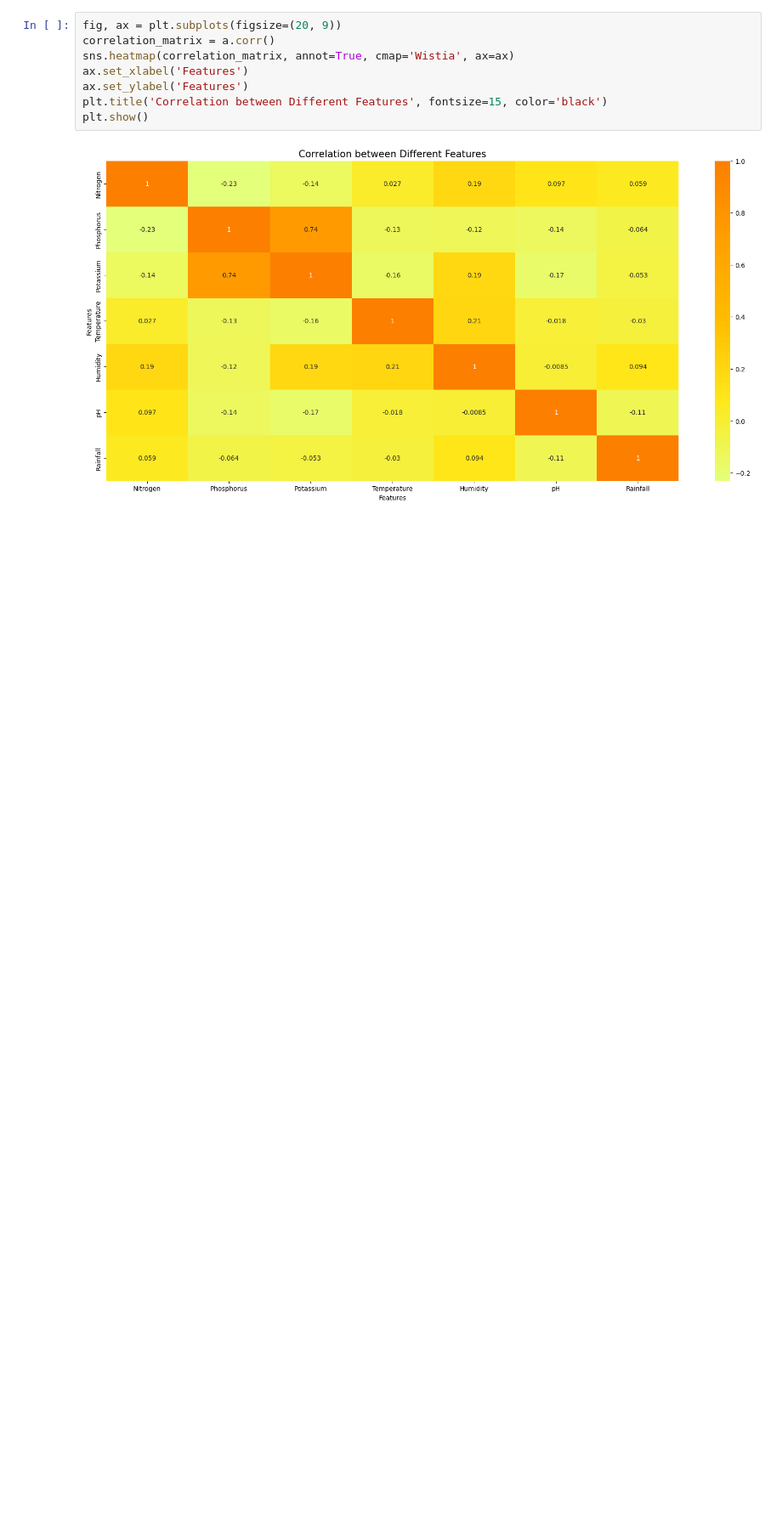
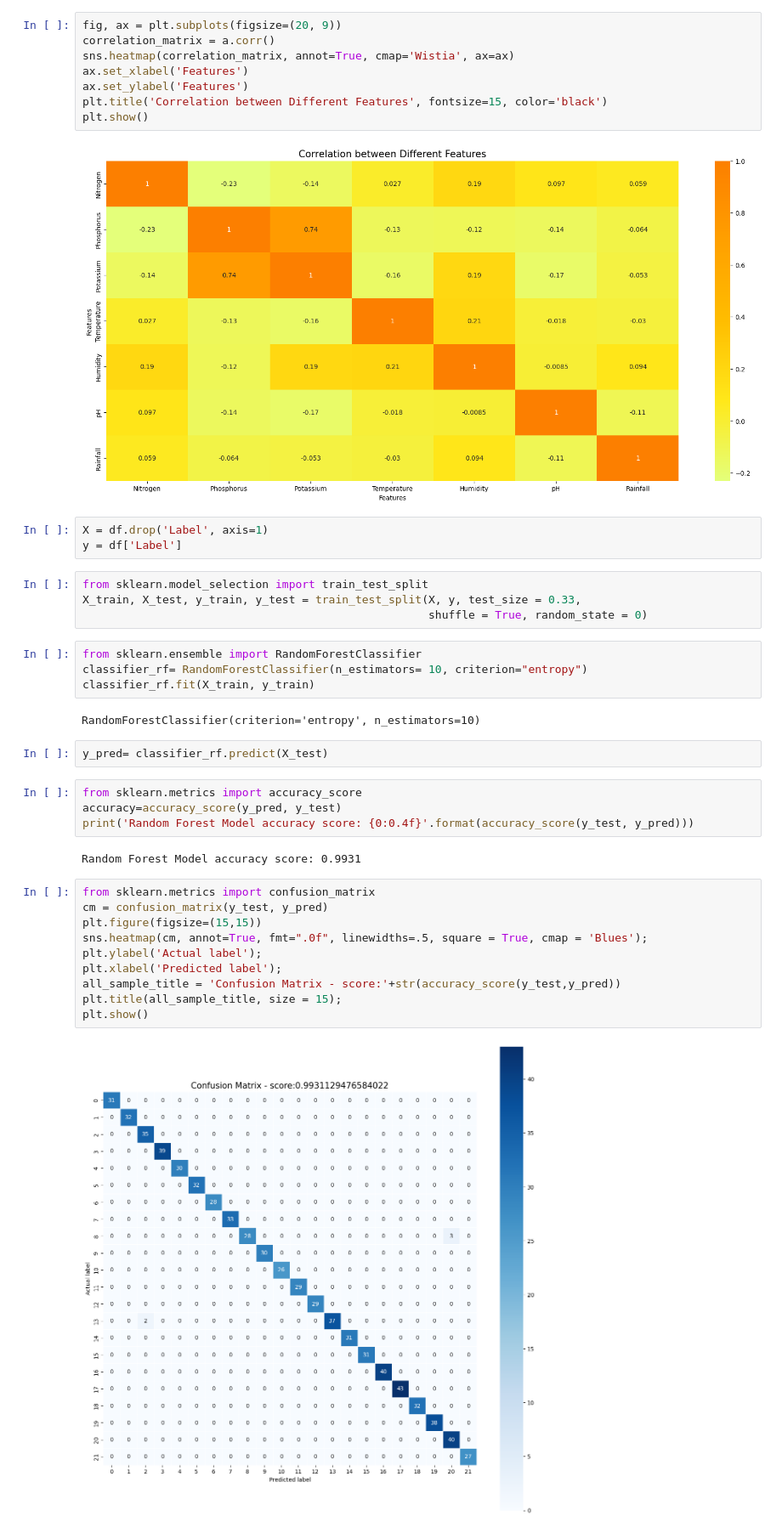
Before and after one commit to Tusshar10/Crop-Recommendation-System, a Jupyter notebook: Minor.ipynb, the cells around one changed output. Shown at 85% size. Drawn from its saved outputs; the diff is of its cells as text; blank space fills up the shorter version.

Commit message:
Implemented Machine Learning Algorithms
Random Forest & Logistic Regression

```diff
--- a/Minor.ipynb
+++ b/Minor.ipynb
@@ -442,3 +442,36 @@ plt.title('Correlation between Different Features', fontsize=15, color='black')
 plt.show()
 # %% [output]
 [figure]
+# %%
+X = df.drop('Label', axis=1)
+y = df['Label']
+# %%
+from sklearn.model_selection import train_test_split
+X_train, X_test, y_train, y_test = train_test_split(X, y, test_size = 0.33,
+                                                    shuffle = True, random_state = 0)
+# %%
+from sklearn.ensemble import RandomForestClassifier
+classifier_rf= RandomForestClassifier(n_estimators= 10, criterion="entropy")
+classifier_rf.fit(X_train, y_train)
+# %% [output]
+RandomForestClassifier(criterion='entropy', n_estimators=10)
+# %%
+y_pred= classifier_rf.predict(X_test)
+# %%
+from sklearn.metrics import accuracy_score
+accuracy=accuracy_score(y_pred, y_test)
+print('Random Forest Model accuracy score: {0:0.4f}'.format(accuracy_score(y_test, y_pred)))
+# %% [output]
+Random Forest Model accuracy score: 0.9931
+# %%
+from sklearn.metrics import confusion_matrix
+cm = confusion_matrix(y_test, y_pred)
+plt.figure(figsize=(15,15))
+sns.heatmap(cm, annot=True, fmt=".0f", linewidths=.5, square = True, cmap = 'Blues');
+plt.ylabel('Actual label');
+plt.xlabel('Predicted label');
+all_sample_title = 'Confusion Matrix - score:'+str(accuracy_score(y_test,y_pred))
+plt.title(all_sample_title, size = 15);
+plt.show()
+# %% [output]
+[figure, added]
```
Also changed, not shown: parts of 6 cells of this notebook.
